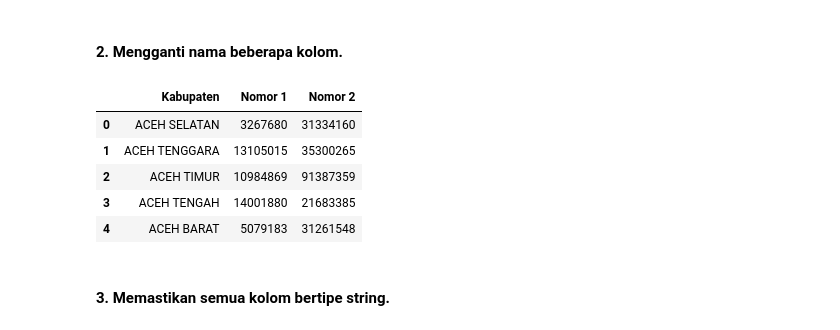
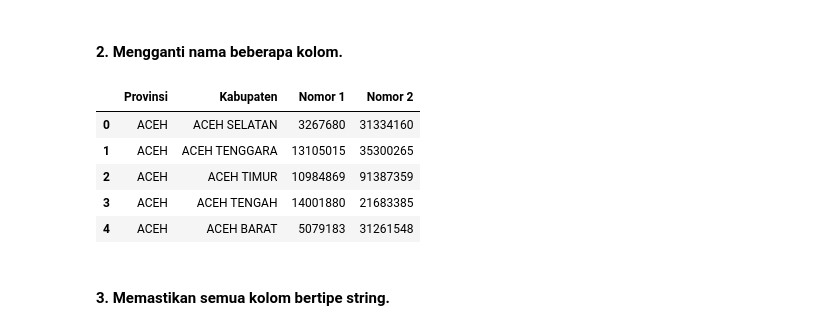
Before and after one commit to daffa1134/Praktikum-VisDat, a Jupyter notebook: 2008107010013_Daffa_Mudhaffar_Tugas_3.ipynb, the cells around one changed output. Drawn from its saved outputs; the diff is of its cells as text; code cells hidden in the pictures.

```diff
--- a/2008107010013_Daffa_Mudhaffar_Tugas_3.ipynb
+++ b/2008107010013_Daffa_Mudhaffar_Tugas_3.ipynb
@@ -135,15 +135,15 @@ df.drop(['NAMA_PROV'], axis = 1, inplace = True)
 # %% [markdown]
 #### 2. Mengganti nama beberapa kolom.
 # %%
-df.rename(columns={'NAMA_KAB/KOTA':'Kabupaten', 'NOMOR 01':'Nomor 1', 'NOMOR 02':'Nomor 2'}, inplace = True)
+df.rename(columns={'NAMA_PROV':'Provinsi','NAMA_KAB/KOTA':'Kabupaten', 'NOMOR 01':'Nomor 1', 'NOMOR 02':'Nomor 2'}, inplace = True)
 df.head()
 # %% [output]
-|  | Kabupaten | Nomor 1 | Nomor 2 |
-| 0 | ACEH SELATAN | 3267680 | 31334160 |
-| 1 | ACEH TENGGARA | 13105015 | 35300265 |
-| 2 | ACEH TIMUR | 10984869 | 91387359 |
-| 3 | ACEH TENGAH | 14001880 | 21683385 |
-| 4 | ACEH BARAT | 5079183 | 31261548 |
+|  | Provinsi | Kabupaten | Nomor 1 | Nomor 2 |
+| 0 | ACEH | ACEH SELATAN | 3267680 | 31334160 |
+| 1 | ACEH | ACEH TENGGARA | 13105015 | 35300265 |
+| 2 | ACEH | ACEH TIMUR | 10984869 | 91387359 |
+| 3 | ACEH | ACEH TENGAH | 14001880 | 21683385 |
+| 4 | ACEH | ACEH BARAT | 5079183 | 31261548 |
 # %% [markdown]
 #### 3. Memastikan semua kolom bertipe string.
 # %%
```
Also changed, not shown: parts of 10 cells of this notebook.
